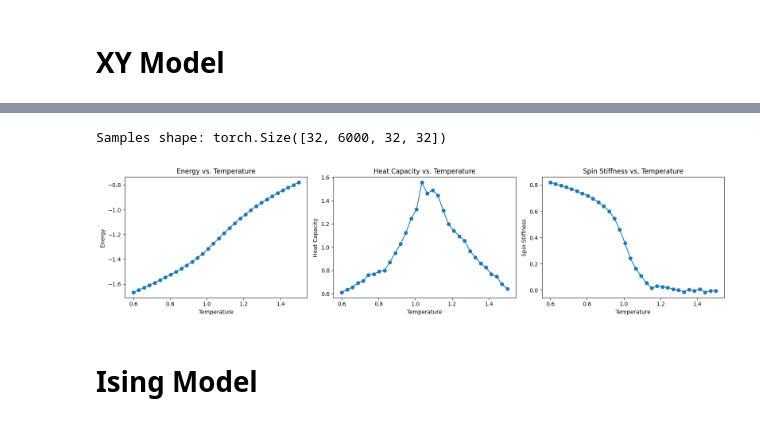
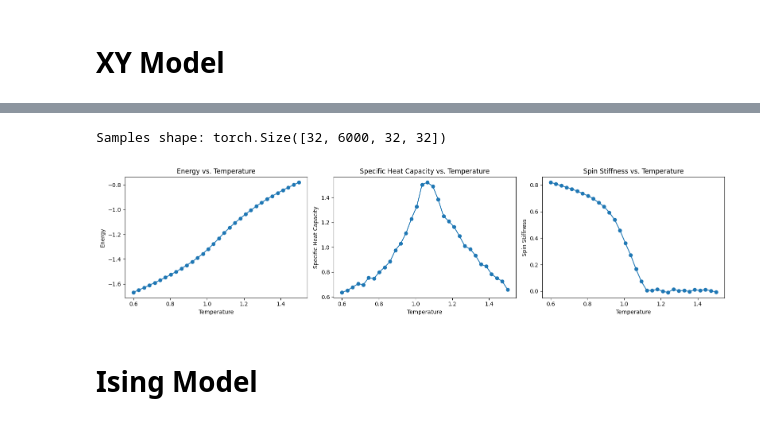
Before and after one commit to ToelUl/Thermal-Phase-Transition-MC-GPU-Simulation, a Jupyter notebook: gpu_mcmc_sampler.ipynb, the cells around one changed output, grey strips where cells are left out. Saved outputs shown, nothing was run; the diff lists cells and outputs as text; code cells hidden in the pictures.

Commit message:
modify plot name from heat capacity to Specific heat capacity

```diff
--- a/gpu_mcmc_sampler.ipynb
+++ b/gpu_mcmc_sampler.ipynb
@@ -864,7 +864,7 @@ T = torch.linspace(0.6, 1.5, steps=32)
 sampler_xy = XYModel(
     L=L,
     T=T,
-    n_chains=10,
+    n_chains=20,
     adaptive=True,
     target_acceptance=0.5,
     adapt_rate=0.1,
@@ -874,7 +874,7 @@ sampler_xy = XYModel(
     )
 
 start = time.time()
-samples_xy = sampler_xy(n_sweeps=3000, n_therm=15000, decorrelate=5, pt_interval=5)
+samples_xy = sampler_xy(n_sweeps=3000, n_therm=30000, decorrelate=10, pt_interval=5)
 end = time.time()
 print(f"Elapsed time: {end - start:.2f} s")
 # %% [output]
@@ -882,33 +882,33 @@ Elapsed time: 36.82 s
 # %%
 print(f"Samples shape: {samples_xy.shape}")
 
 sampler_xy.spins = samples_xy
 
 energy_xy = sampler_xy.compute_energy().mean(dim=1).cpu().numpy() / L**2
 capacity_xy = sampler_xy.compute_heat_capacity().cpu().numpy()
 stiffness_xy = sampler_xy.compute_spin_stiffness().cpu().numpy()
 
 plt.figure(figsize=(16, 4))
 plt.subplot(131)
 plt.plot(T.cpu().numpy(), energy_xy, label='Energy', marker='o')
 plt.xlabel('Temperature')
 plt.ylabel('Energy')
 plt.title('Energy vs. Temperature')
 plt.subplot(132)
 plt.plot(T.cpu().numpy(), capacity_xy, label='Heat Capacity', marker='o')
 plt.xlabel('Temperature')
-plt.ylabel('Heat Capacity')
-plt.title('Heat Capacity vs. Temperature')
+plt.ylabel('Specific Heat Capacity')
+plt.title('Specific Heat Capacity vs. Temperature')
 plt.subplot(133)
 plt.plot(T.cpu().numpy(), stiffness_xy, label='Spin Stiffness', marker='o')
 plt.xlabel('Temperature')
 plt.ylabel('Spin Stiffness')
 plt.title('Spin Stiffness vs. Temperature')
 plt.tight_layout()
 plt.show()
 # %% [output]
 Samples shape: torch.Size([32, 6000, 32, 32])
-[figure, old version]
+[figure, new version]
 # %% [markdown]
 # Ising Model
 # %%
```
Also changed, not shown: parts of 5 cells of this notebook.
